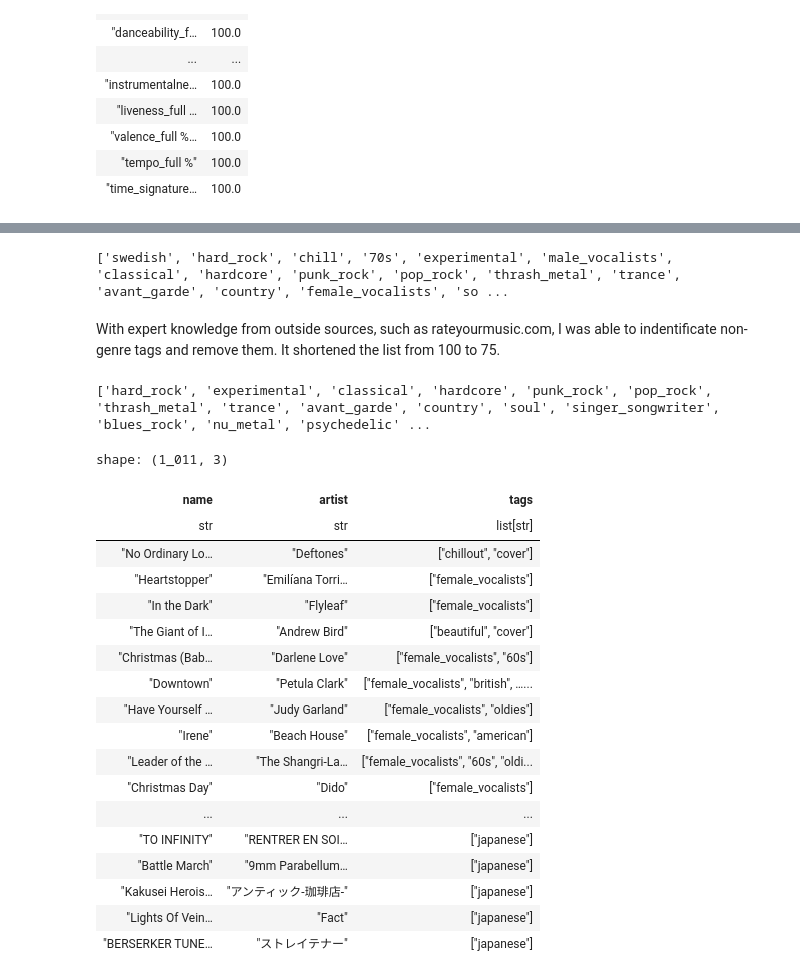
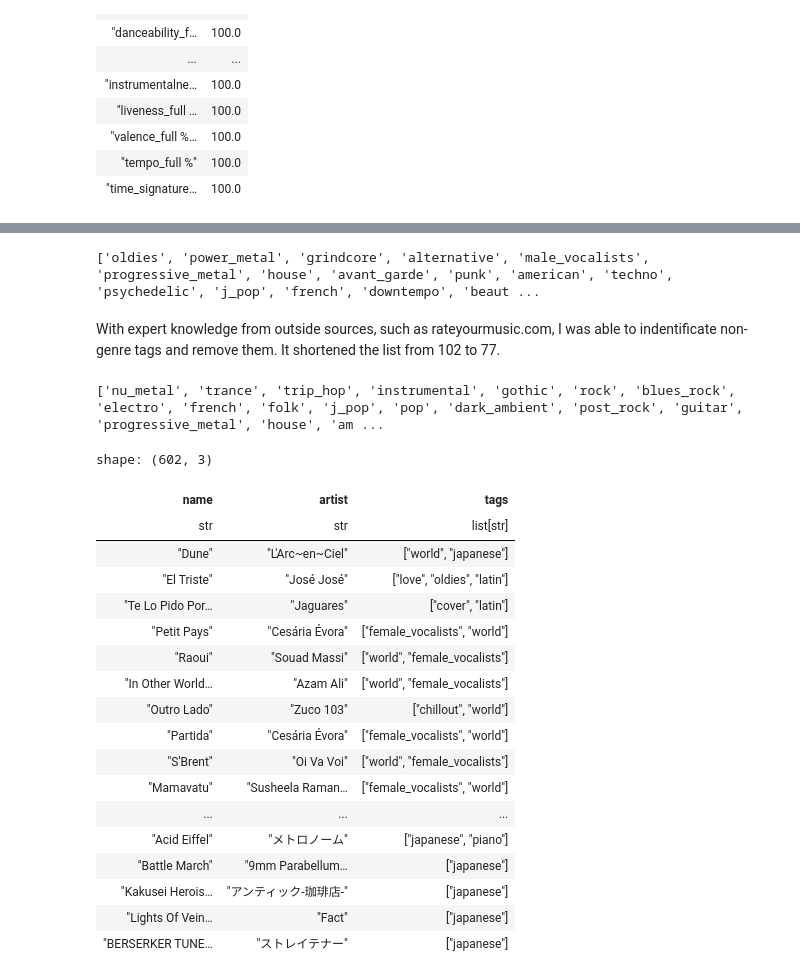
Before and after one commit to panierka/SongsDatabaseAnalysis, a Jupyter notebook: data-processing.ipynb, the cells around one changed output, grey strips where cells are left out. Cells and saved outputs as stored; diff of their text form; code cells hidden in the pictures.

```diff
--- a/data-processing.ipynb
+++ b/data-processing.ipynb
@@ -127,9 +133,18 @@ shape: (1, 1)
 # %%
-def to_snake(text: str) -> str:
-    return text.replace(' ', '_').lower()
-
-tracks_lf.select(
-    pl.all()
-).with_columns(
-    pl.col('tags').arr.concat(pl.col('genre').apply(to_snake)).alias('tags')
-).collect()
+tracks_lf = pl.concat([
+    tracks_lf.select(
+        pl.all()
+    ).filter(
+        pl.col('genre').is_not_null()
+    ).with_columns(
+        pl.col('tags')
+            .arr.concat(pl.col('genre').apply(to_snake, skip_nulls=True))
+            .arr.unique()
+            .alias('tags')
+    ),
+    tracks_lf.select(
+        pl.all()
+    ).filter(
+        pl.col('genre').is_null()
+    )
+])
@@ -182,49 +162,50 @@ It would be instead more productive to treat subset of tags as genres, since the
 # %%
 tracks_genreless_lf = tracks_lf.select(pl.all().exclude('genre'))
 # %%
-tag_list = tracks_lf.select(pl.col('tags').drop_nulls().explode()).unique().collect().to_numpy().flatten().tolist()
+tag_list = tracks_lf.select(pl.col('tags').drop_nulls().explode().drop_nulls()).unique().collect().to_numpy().flatten().tolist()
 print(tag_list)
 with open('tmp/tag-list.txt', 'w+') as f:
     f.write('\n'.join(tag_list))
 # %% [output]
-['swedish', 'hard_rock', 'chill', '70s', 'experimental', 'male_vocalists', 'classical', 'hardcore', 'punk_rock', 'pop_rock', 'thrash_metal', 'trance', 'avant_garde', 'country', 'female_vocalists', 'so ...
+['oldies', 'power_metal', 'grindcore', 'alternative', 'male_vocalists', 'progressive_metal', 'house', 'avant_garde', 'punk', 'american', 'techno', 'psychedelic', 'j_pop', 'french', 'downtempo', 'beaut ...
 # %% [markdown]
-With expert knowledge from outside sources, such as rateyourmusic.com, I was able to indentificate non-genre tags and remove them. It shortened the list from 100 to 75.
+With expert knowledge from outside sources, such as rateyourmusic.com, I was able to indentificate non-genre tags and remove them. It shortened the list from 102 to 77.
 # %%
 with open('tmp/tag-list-filtered.txt') as f:
     genre_list = f.read().split('\n')
 print(genre_list)
 # %% [output]
-['hard_rock', 'experimental', 'classical', 'hardcore', 'punk_rock', 'pop_rock', 'thrash_metal', 'trance', 'avant_garde', 'country', 'soul', 'singer_songwriter', 'blues_rock', 'nu_metal', 'psychedelic' ...
+['nu_metal', 'trance', 'trip_hop', 'instrumental', 'gothic', 'rock', 'blues_rock', 'electro', 'french', 'folk', 'j_pop', 'pop', 'dark_ambient', 'post_rock', 'guitar', 'progressive_metal', 'house', 'am ...
 # %%
-def tag_in_genre_list():
+def tag_not_in_genre_list():
     return pl.col('tags').arr.eval(
         pl.element().is_in(genre_list).any().is_not()
     ).arr.get(0)
 
-tracks_genreless_lf.select(
+tracks_incorrect_df = tracks_genreless_lf.select(
     pl.col('name'),
     pl.col('artist'),
     pl.col('tags')
 ).filter(
-    tag_in_genre_list()
+    tag_not_in_genre_list()
 ).collect()
+tracks_incorrect_df
 # %% [output]
-shape: (1_011, 3)
+shape: (602, 3)
 | name | artist | tags |
 | str | str | list[str] |
-| "No Ordinary Lo… | "Deftones" | ["chillout", "cover"] |
-| "Heartstopper" | "Emilíana Torri… | ["female_vocalists"] |
-| "In the Dark" | "Flyleaf" | ["female_vocalists"] |
-| "The Giant of I… | "Andrew Bird" | ["beautiful", "cover"] |
-| "Christmas (Bab… | "Darlene Love" | ["female_vocalists", "60s"] |
-| "Downtown" | "Petula Clark" | ["female_vocalists", "british", …... |
-| "Have Yourself … | "Judy Garland" | ["female_vocalists", "oldies"] |
-| "Irene" | "Beach House" | ["female_vocalists", "american"] |
-| "Leader of the … | "The Shangri-La… | ["female_vocalists", "60s", "oldi... |
-| "Christmas Day" | "Dido" | ["female_vocalists"] |
+| "Dune" | "L'Arc~en~Ciel" | ["world", "japanese"] |
+| "El Triste" | "José José" | ["love", "oldies", "latin"] |
+| "Te Lo Pido Por… | "Jaguares" | ["cover", "latin"] |
+| "Petit Pays" | "Cesária Évora" | ["female_vocalists", "world"] |
+| "Raoui" | "Souad Massi" | ["world", "female_vocalists"] |
+| "In Other World… | "Azam Ali" | ["world", "female_vocalists"] |
+| "Outro Lado" | "Zuco 103" | ["chillout", "world"] |
+| "Partida" | "Cesária Évora" | ["female_vocalists", "world"] |
+| "S'Brent" | "Oi Va Voi" | ["world", "female_vocalists"] |
+| "Mamavatu" | "Susheela Raman… | ["female_vocalists", "world"] |
 | ... | ... | ... |
-| "TO INFINITY" | "RENTRER EN SOI… | ["japanese"] |
+| "Acid Eiffel" | "メトロノーム" | ["japanese", "piano"] |
 | "Battle March" | "9mm Parabellum… | ["japanese"] |
 | "Kakusei Herois… | "アンティック-珈琲店-" | ["japanese"] |
 | "Lights Of Vein… | "Fact" | ["japanese"] |
```
Also changed, not shown: parts of 13 cells of this notebook, 2 other files.
